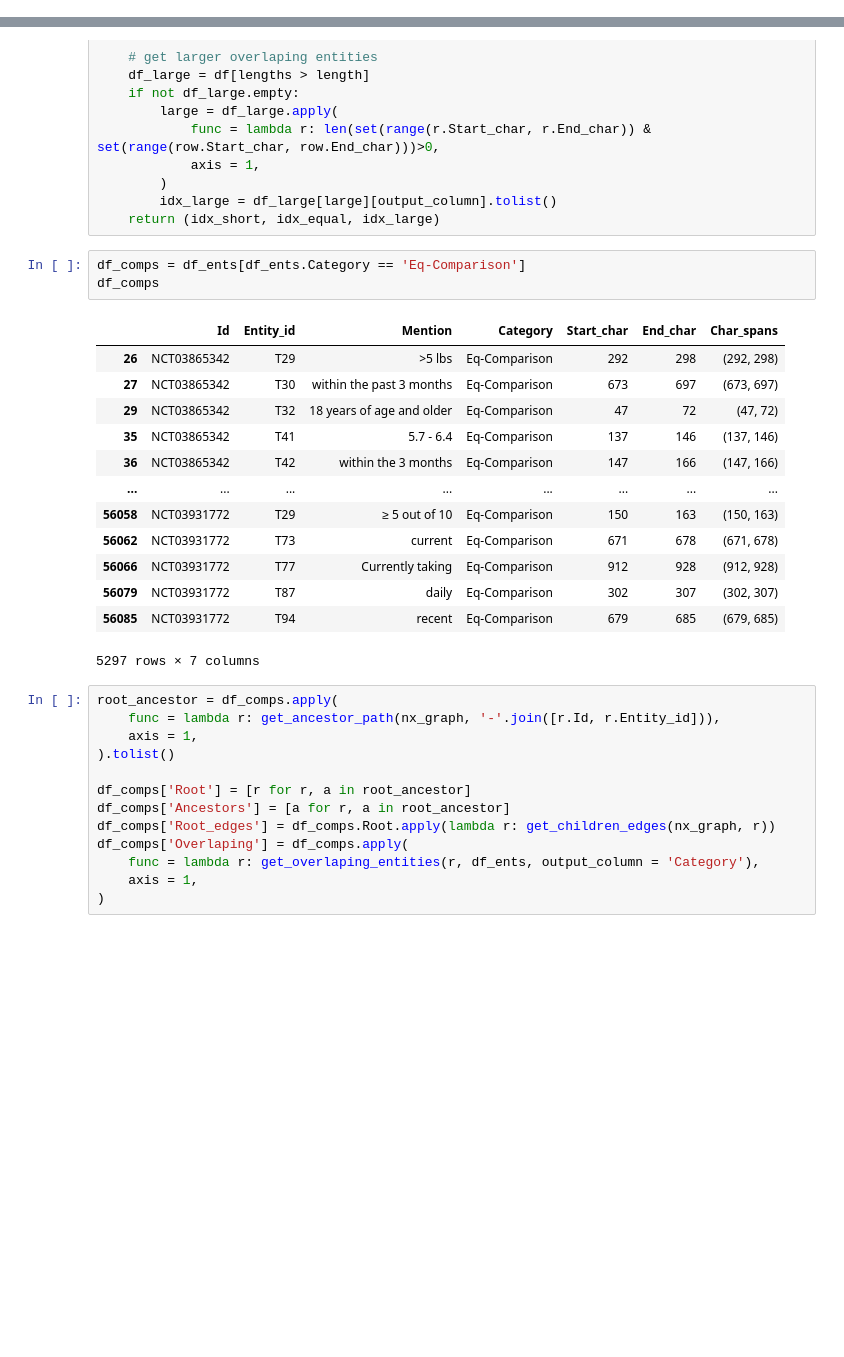
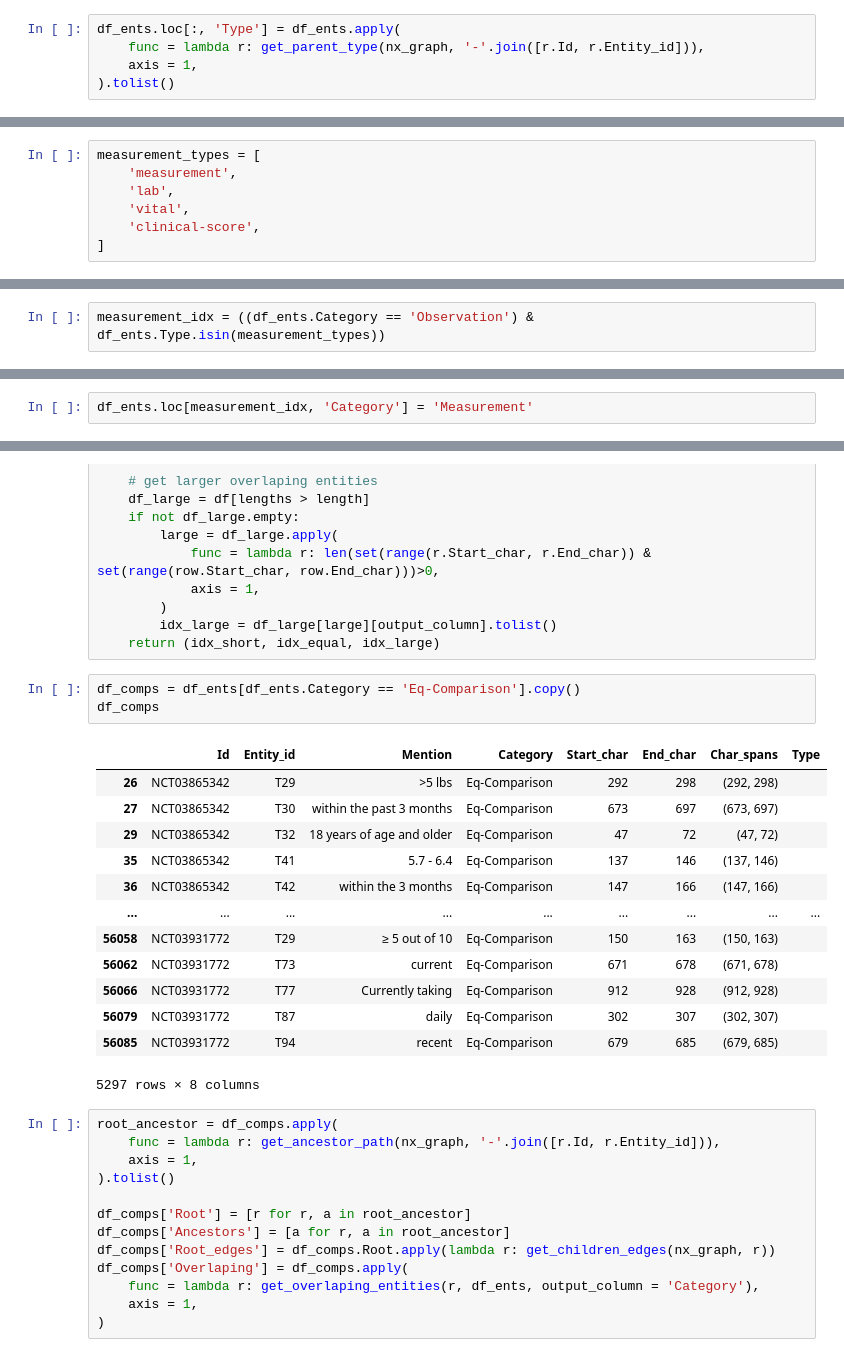
Before and after one commit to JBAujogue/BERT-playground, a Jupyter notebook: datasets/Dataset processing - LCT.ipynb, the cells around one changed output, grey strips where cells are left out. Cells and saved outputs as stored; diff of their text form; blank space fills up the shorter version.

```diff
--- a/datasets/Dataset processing - LCT.ipynb
+++ b/datasets/Dataset processing - LCT.ipynb
@@ -358,3 +373,8 @@ df_ents.shape
+# %%
+df_ents.loc[:, 'Type'] = df_ents.apply(
+    func = lambda r: get_parent_type(nx_graph, '-'.join([r.Id, r.Entity_id])),
+    axis = 1,
+).tolist()
 # %%
 df_ents.head()
 # %% [output]
@@ -383,0 +473,7 @@ df_check[df_check.Mention != df_check.Span]
+# %%
+measurement_types = [
+    'measurement',
+    'lab',
+    'vital',
+    'clinical-score',
+]
@@ -383,0 +496,2 @@ df_check[df_check.Mention != df_check.Span]
+# %%
+measurement_idx = ((df_ents.Category == 'Observation') & df_ents.Type.isin(measurement_types))
@@ -383,0 +502,2 @@ df_check[df_check.Mention != df_check.Span]
+# %%
+df_ents.loc[measurement_idx, 'Category'] = 'Measurement'
@@ -463,22 +599,22 @@ def get_overlaping_entities(row, df, output_column = 'index'):
         idx_large = df_large[large][output_column].tolist()
     return (idx_short, idx_equal, idx_large)
 # %%
-df_comps = df_ents[df_ents.Category == 'Eq-Comparison']
+df_comps = df_ents[df_ents.Category == 'Eq-Comparison'].copy()
 df_comps
 # %% [output]
-|  | Id | Entity_id | Mention | Category | Start_char | End_char | Char_spans |
-| 26 | NCT03865342 | T29 | >5 lbs | Eq-Comparison | 292 | 298 | (292, 298) |
-| 27 | NCT03865342 | T30 | within the past 3 months | Eq-Comparison | 673 | 697 | (673, 697) |
-| 29 | NCT03865342 | T32 | 18 years of age and older | Eq-Comparison | 47 | 72 | (47, 72) |
-| 35 | NCT03865342 | T41 | 5.7 - 6.4 | Eq-Comparison | 137 | 146 | (137, 146) |
-| 36 | NCT03865342 | T42 | within the 3 months | Eq-Comparison | 147 | 166 | (147, 166) |
-| ... | ... | ... | ... | ... | ... | ... | ... |
-| 56058 | NCT03931772 | T29 | ≥ 5 out of 10 | Eq-Comparison | 150 | 163 | (150, 163) |
-| 56062 | NCT03931772 | T73 | current | Eq-Comparison | 671 | 678 | (671, 678) |
-| 56066 | NCT03931772 | T77 | Currently taking | Eq-Comparison | 912 | 928 | (912, 928) |
-| 56079 | NCT03931772 | T87 | daily | Eq-Comparison | 302 | 307 | (302, 307) |
-| 56085 | NCT03931772 | T94 | recent | Eq-Comparison | 679 | 685 | (679, 685) |
+|  | Id | Entity_id | Mention | Category | Start_char | End_char | Char_spans | Type |
+| 26 | NCT03865342 | T29 | >5 lbs | Eq-Comparison | 292 | 298 | (292, 298) |  |
+| 27 | NCT03865342 | T30 | within the past 3 months | Eq-Comparison | 673 | 697 | (673, 697) |  |
+| 29 | NCT03865342 | T32 | 18 years of age and older | Eq-Comparison | 47 | 72 | (47, 72) |  |
+| 35 | NCT03865342 | T41 | 5.7 - 6.4 | Eq-Comparison | 137 | 146 | (137, 146) |  |
+| 36 | NCT03865342 | T42 | within the 3 months | Eq-Comparison | 147 | 166 | (147, 166) |  |
+| ... | ... | ... | ... | ... | ... | ... | ... | ... |
+| 56058 | NCT03931772 | T29 | ≥ 5 out of 10 | Eq-Comparison | 150 | 163 | (150, 163) |  |
+| 56062 | NCT03931772 | T73 | current | Eq-Comparison | 671 | 678 | (671, 678) |  |
+| 56066 | NCT03931772 | T77 | Currently taking | Eq-Comparison | 912 | 928 | (912, 928) |  |
+| 56079 | NCT03931772 | T87 | daily | Eq-Comparison | 302 | 307 | (302, 307) |  |
+| 56085 | NCT03931772 | T94 | recent | Eq-Comparison | 679 | 685 | (679, 685) |  |
-5297 rows × 7 columns
+5297 rows × 8 columns
 # %%
 root_ancestor = df_comps.apply(
     func = lambda r: get_ancestor_path(nx_graph, '-'.join([r.Id, r.Entity_id])),
```
Also changed, not shown: parts of 36 cells of this notebook, 1 other file.
